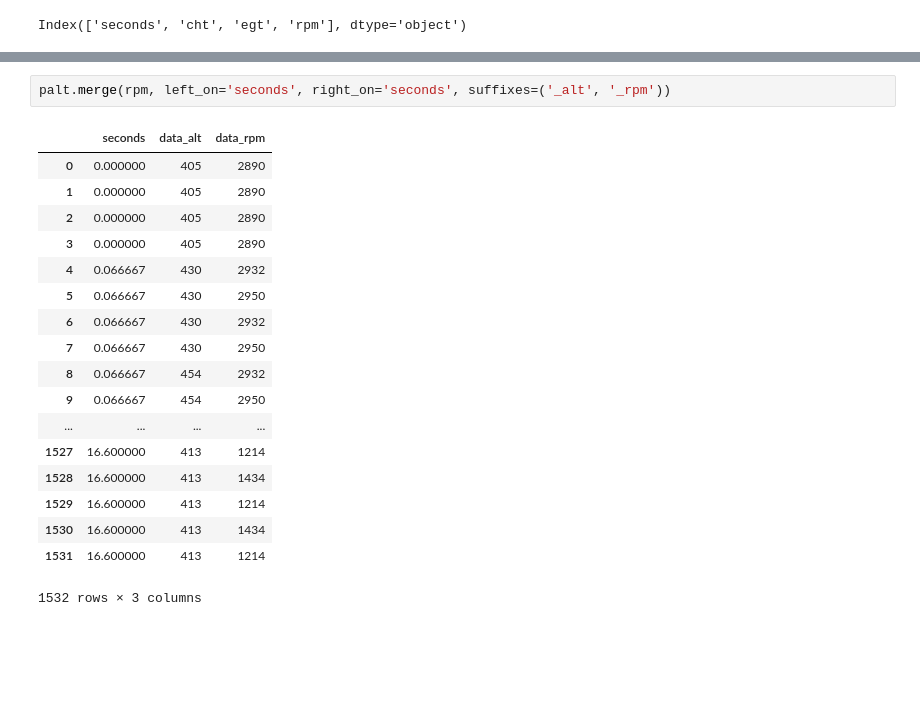
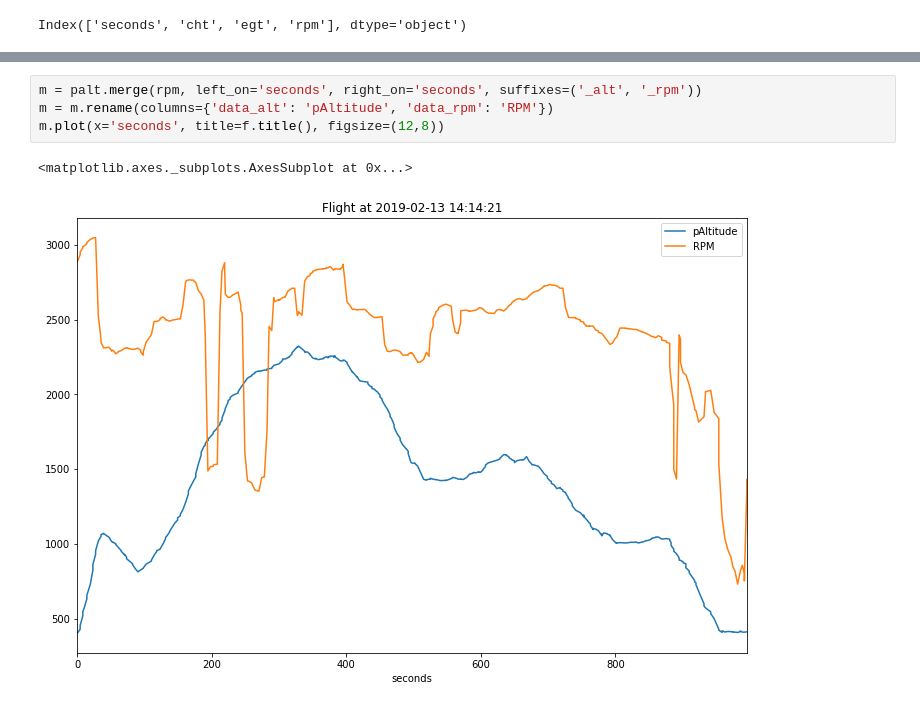
Before and after one commit to azemon/MglEfisPlotter, a Jupyter notebook: notebooks/pandas.ipynb, the cells around one changed output, grey strips where cells are left out. Drawn from its saved outputs; the diff is of its cells as text; blank space fills up the shorter version.

```diff
--- a/notebooks/pandas.ipynb
+++ b/notebooks/pandas.ipynb
@@ -117,21 +117,7 @@ palt.head()
 # %%
-palt.merge(rpm, left_on='seconds', right_on='seconds', suffixes=('_alt', '_rpm'))
+m = palt.merge(rpm, left_on='seconds', right_on='seconds', suffixes=('_alt', '_rpm'))
+m = m.rename(columns={'data_alt': 'pAltitude', 'data_rpm': 'RPM'})
+m.plot(x='seconds', title=f.title(), figsize=(12,8))
 # %% [output]
-|  | seconds | data_alt | data_rpm |
-| 0 | 0.000000 | 405 | 2890 |
-| 1 | 0.000000 | 405 | 2890 |
-| 2 | 0.000000 | 405 | 2890 |
-| 3 | 0.000000 | 405 | 2890 |
-| 4 | 0.066667 | 430 | 2932 |
-| 5 | 0.066667 | 430 | 2950 |
-| 6 | 0.066667 | 430 | 2932 |
-| 7 | 0.066667 | 430 | 2950 |
-| 8 | 0.066667 | 454 | 2932 |
-| 9 | 0.066667 | 454 | 2950 |
-| ... | ... | ... | ... |
-| 1527 | 16.600000 | 413 | 1214 |
-| 1528 | 16.600000 | 413 | 1434 |
-| 1529 | 16.600000 | 413 | 1214 |
-| 1530 | 16.600000 | 413 | 1434 |
-| 1531 | 16.600000 | 413 | 1214 |
-1532 rows × 3 columns
+<matplotlib.axes._subplots.AxesSubplot at 0x...>
+[figure, added]
```
Also changed, not shown: parts of 5 cells of this notebook, 1 other file.
